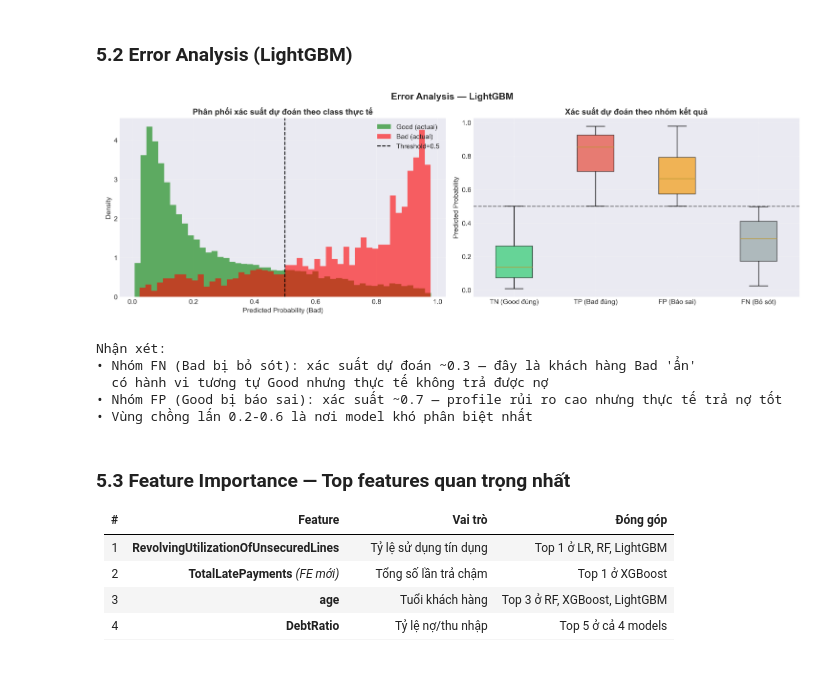
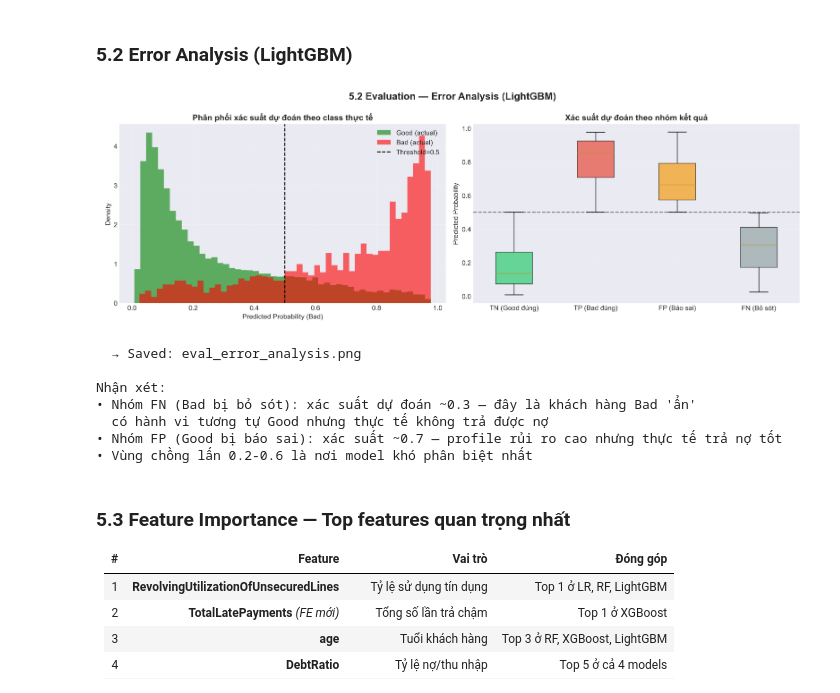
Before and after one commit to QuangMing25/MLE501.-Machine-Learning, a Jupyter notebook: notebooks/05_Final_Report.ipynb, the cells around one changed output. Cells and saved outputs as stored; diff of their text form; code cells hidden in the pictures; blank space fills up the shorter version.

```diff
--- a/notebooks/05_Final_Report.ipynb
+++ b/notebooks/05_Final_Report.ipynb
@@ -330,22 +362,28 @@ SO SÁNH: DEFAULT vs OPTIMIZED THRESHOLD
 # %% [markdown]
 ### 5.2 Error Analysis (LightGBM)
 # %%
-# Error Analysis
+# 5.2 Error Analysis — LightGBM
+output_dir = '../reports/[5] Final Report/'
+
+fig, ax = plt.subplots(figsize=(16, 8))
 img = mpimg.imread('../reports/[4] Ket qua Model Evaluation/error_analysis.png')
-fig, ax = plt.subplots(1, 1, figsize=(16, 5))
 ax.imshow(img)
+ax.set_title('5.2 Evaluation — Error Analysis (LightGBM)', fontsize=16, fontweight='bold', pad=15)
 ax.axis('off')
-ax.set_title('Error Analysis — LightGBM', fontsize=14, fontweight='bold')
 plt.tight_layout()
-plt.savefig('../reports/[5] Final Report/error_analysis_summary.png', dpi=200, bbox_inches='tight')
+plt.savefig(output_dir + 'eval_error_analysis.png', dpi=200, bbox_inches='tight')
 plt.show()
+print("  → Saved: eval_error_analysis.png\n")
+
 print("Nhận xét:")
 print("• Nhóm FN (Bad bị bỏ sót): xác suất dự đoán ~0.3 — đây là khách hàng Bad 'ẩn'")
 print("  có hành vi tương tự Good nhưng thực tế không trả được nợ")
 print("• Nhóm FP (Good bị báo sai): xác suất ~0.7 — profile rủi ro cao nhưng thực tế trả nợ tốt")
 print("• Vùng chồng lấn 0.2-0.6 là nơi model khó phân biệt nhất")
 # %% [output]
-[figure, old version]
+[figure, new version]
+  → Saved: eval_error_analysis.png
+
 Nhận xét:
 • Nhóm FN (Bad bị bỏ sót): xác suất dự đoán ~0.3 — đây là khách hàng Bad 'ẩn'
   có hành vi tương tự Good nhưng thực tế không trả được nợ
```
Also changed, not shown: parts of 11 cells of this notebook, 30 other files.
